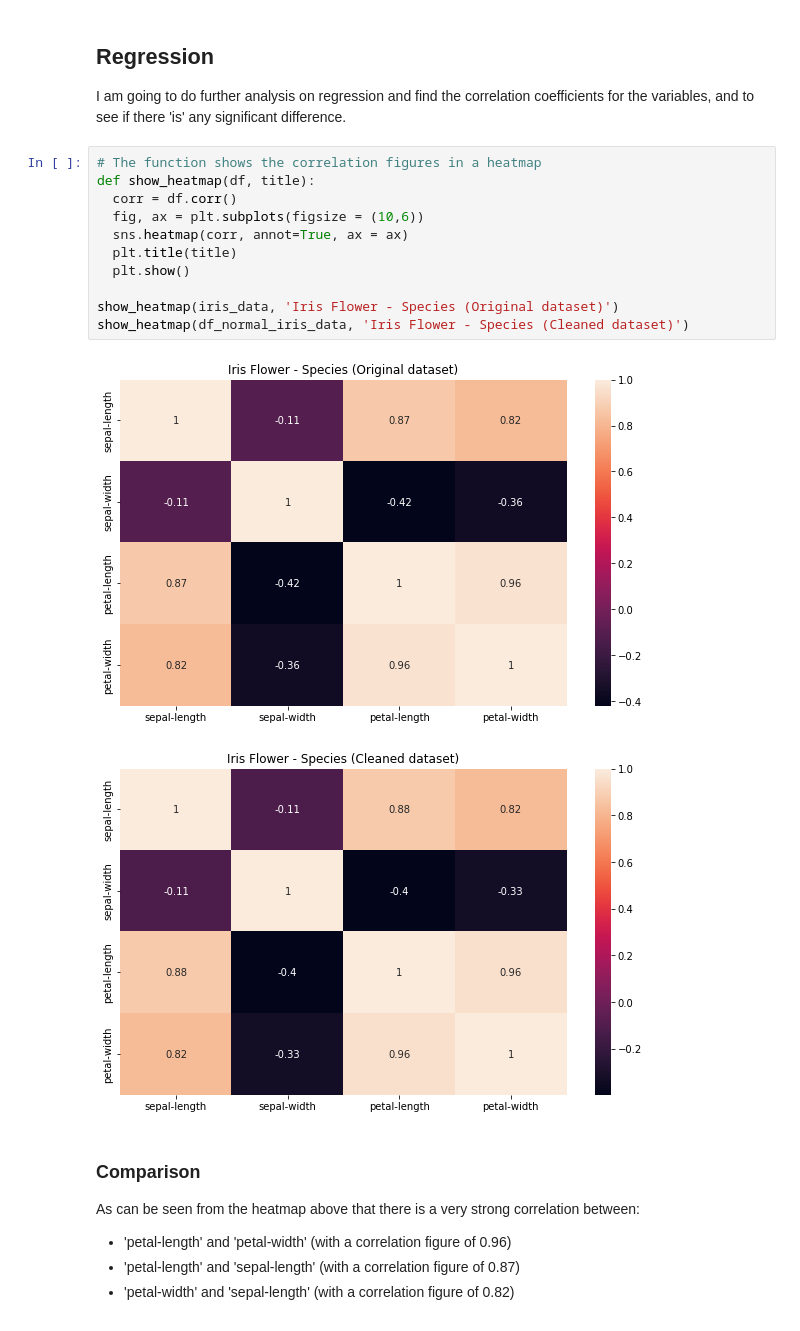
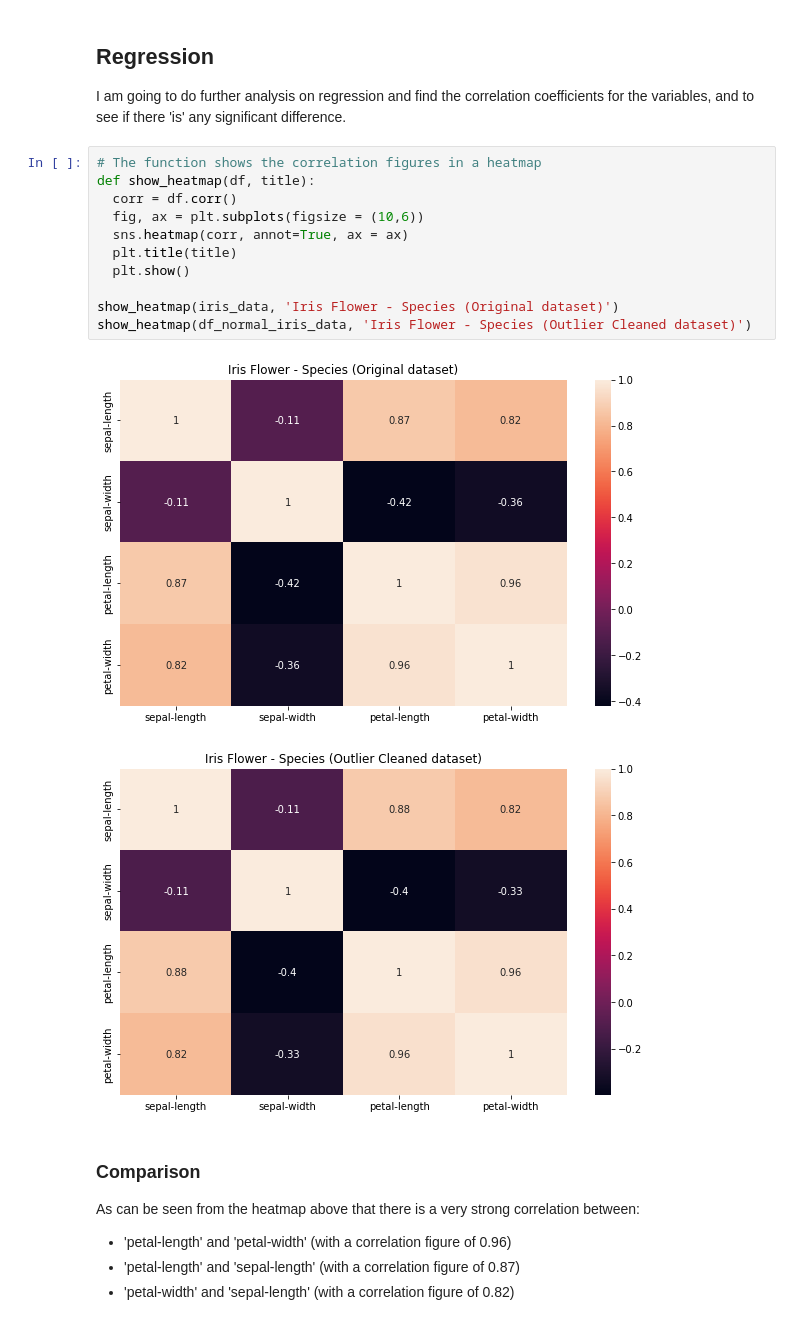
Before and after one commit to Imran-Github22/Imran-Farooqui, a Jupyter notebook: Projects/Final_Decision_Tree_coded_model.ipynb, the cells around one changed output. Drawn from its saved outputs; the diff is of its cells as text.

```diff
--- a/Projects/Final_Decision_Tree_coded_model.ipynb
+++ b/Projects/Final_Decision_Tree_coded_model.ipynb
@@ -399,17 +494,17 @@ I am going to do further analysis on regression and find the correlation coeffic
 # %%
 # The function shows the correlation figures in a heatmap
 def show_heatmap(df, title):
   corr = df.corr()
   fig, ax = plt.subplots(figsize = (10,6))
   sns.heatmap(corr, annot=True, ax = ax)
   plt.title(title)
   plt.show()
 
 show_heatmap(iris_data, 'Iris Flower - Species (Original dataset)')
-show_heatmap(df_normal_iris_data, 'Iris Flower - Species (Cleaned dataset)')
+show_heatmap(df_normal_iris_data, 'Iris Flower - Species (Outlier Cleaned dataset)')
 # %% [output]
 [figure]
-[figure, old version]
+[figure, new version]
 # %% [markdown]
 ### Comparison
 As can be seen from the heatmap above that there is a very strong correlation between:
```
Also changed, not shown: parts of 32 cells of this notebook.
